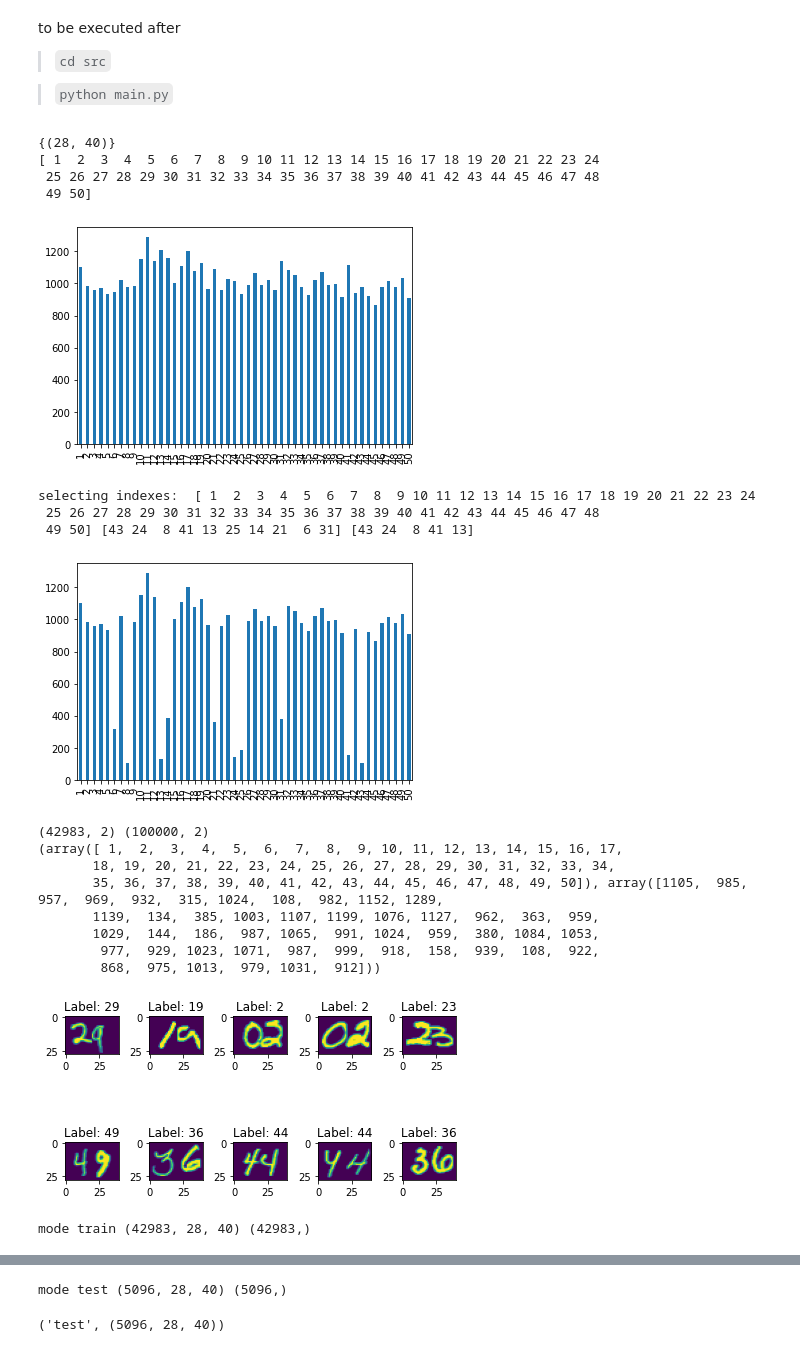
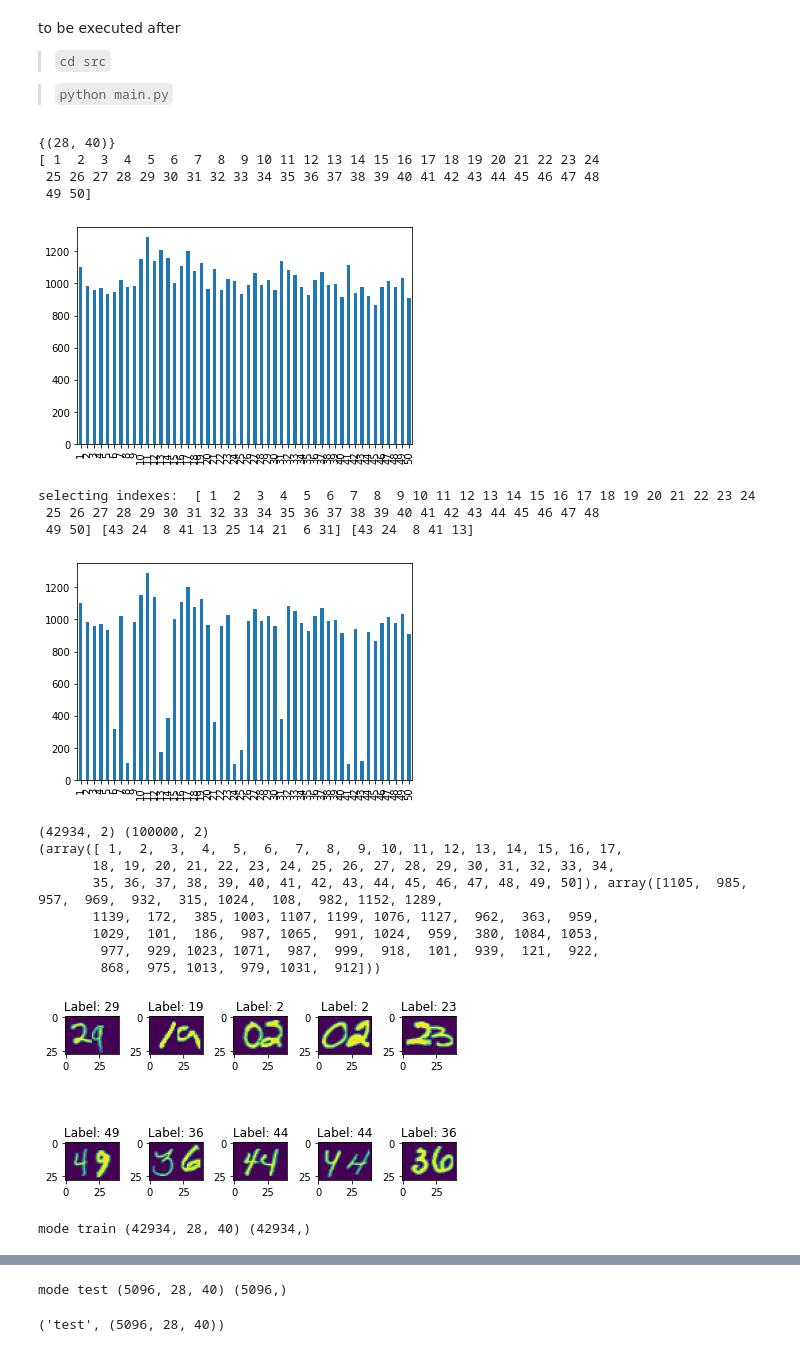
Before and after one commit to DBertazioli/multi-mnist_custom, a Jupyter notebook: Dataset_Preparation.ipynb, the cells around one changed output, grey strips where cells are left out. Saved outputs shown, nothing was run; the diff lists cells and outputs as text; code cells hidden in the pictures.

```diff
--- a/Dataset_Preparation.ipynb
+++ b/Dataset_Preparation.ipynb
@@ -73,9 +73,11 @@ for mode in modes:
         sample_selected_label_list = selected_label_list.copy()
         np.random.shuffle(sample_selected_label_list)
         np.random.shuffle(sample_selected_label_list)
-        sample_selected_label_list = sample_selected_label_list[:10]
+        sample_selected_label_list = sample_selected_label_list[:20]
         np.random.shuffle(sample_selected_label_list)
         ssample_selected_label_list = sample_selected_label_list[:5]
+        ex_ssample_selected_label_list = sample_selected_label_list[5:10]
+
         print("selecting indexes: ",selected_label_list, sample_selected_label_list, ssample_selected_label_list)
         # selected_label_list = [10, 18, 61, 64, 83, 63, 46, 72, 33, 85]
         # selected_label_list, len(selected_label_list)
@@ -86,8 +88,14 @@ for mode in modes:
         sampled_selected_labels = []
         for label in sample_selected_label_list:
             label_df = selected_labels[selected_labels.label.isin([label])]
-            factor = np.random.randint(7,12) if label in ssample_selected_label_list else np.random.randint(3,6)
+            if label in ssample_selected_label_list:
+                factor = np.random.randint(6,11)
+            elif label in ex_ssample_selected_label_list:
+                factor = np.random.randint(12,20)
+            else:
+                factor = np.random.randint(2,5)
             sampled_selected_labels.append(label_df.sample(len(label_df)//factor))
+
         sampled_selected_labels = pd.concat(sampled_selected_labels)
 
         selected_labels = pd.concat([not_sampled_selected_labels, sampled_selected_labels])
@@ -118,44 +126,44 @@ for mode in modes:
     fig, ax = plt.subplots(2, 5)
     for i in range(2):
         for j in range(5):
 
             index = np.random.randint(0, len(np_images))
             # print(np_labels[index])
             # print(selected_img_list_pathes[index])
             ax[i, j].imshow(np_images[index])
             ax[i, j].set_title(f'Label: {np_labels[index]}')
     plt.tight_layout()
     plt.show()
     fig.savefig(f"examples/{mode}_example.png")
 
     # np.save(f"./final_dataset/X_{mode}.npy", np_images)
     # np.save(f"./final_dataset/y_{mode}.npy", np_labels)
 
     np.savez_compressed(f"./final_dataset/X_{mode}.npz", np_images)
     np.savez_compressed(f"./final_dataset/y_{mode}.npz", np_labels)
 
     # print("mode", mode, np.load(f"./final_dataset/X_{mode}.npy").shape, np.load(f"./final_dataset/y_{mode}.npy").shape)
     print("mode", mode, np.load(f"./final_dataset/X_{mode}.npz")["arr_0"].shape, np.load(f"./final_dataset/y_{mode}.npz")["arr_0"].shape)
 # %% [output]
 {(28, 40)}
 [ 1  2  3  4  5  6  7  8  9 10 11 12 13 14 15 16 17 18 19 20 21 22 23 24
  25 26 27 28 29 30 31 32 33 34 35 36 37 38 39 40 41 42 43 44 45 46 47 48
  49 50]
 [figure]
 selecting indexes:  [ 1  2  3  4  5  6  7  8  9 10 11 12 13 14 15 16 17 18 19 20 21 22 23 24
  25 26 27 28 29 30 31 32 33 34 35 36 37 38 39 40 41 42 43 44 45 46 47 48
  49 50] [43 24  8 41 13 25 14 21  6 31] [43 24  8 41 13]
-[figure, old version]
+[figure, new version]
-(42983, 2) (100000, 2)
+(42934, 2) (100000, 2)
 (array([ 1,  2,  3,  4,  5,  6,  7,  8,  9, 10, 11, 12, 13, 14, 15, 16, 17,
        18, 19, 20, 21, 22, 23, 24, 25, 26, 27, 28, 29, 30, 31, 32, 33, 34,
        35, 36, 37, 38, 39, 40, 41, 42, 43, 44, 45, 46, 47, 48, 49, 50]), array([1105,  985,  957,  969,  932,  315, 1024,  108,  982, 1152, 1289,
-       1139,  134,  385, 1003, 1107, 1199, 1076, 1127,  962,  363,  959,
-       1029,  144,  186,  987, 1065,  991, 1024,  959,  380, 1084, 1053,
-        977,  929, 1023, 1071,  987,  999,  918,  158,  939,  108,  922,
+       1139,  172,  385, 1003, 1107, 1199, 1076, 1127,  962,  363,  959,
+       1029,  101,  186,  987, 1065,  991, 1024,  959,  380, 1084, 1053,
+        977,  929, 1023, 1071,  987,  999,  918,  101,  939,  121,  922,
         868,  975, 1013,  979, 1031,  912]))
 [figure]
-mode train (42983, 28, 40) (42983,)
+mode train (42934, 28, 40) (42934,)
 {(28, 40)}
 [ 1  2  3  4  5  6  7  8  9 10 11 12 13 14 15 16 17 18 19 20 21 22 23 24
  25 26 27 28 29 30 31 32 33 34 35 36 37 38 39 40 41 42 43 44 45 46 47 48
```
Also changed, not shown: 7 other files.
